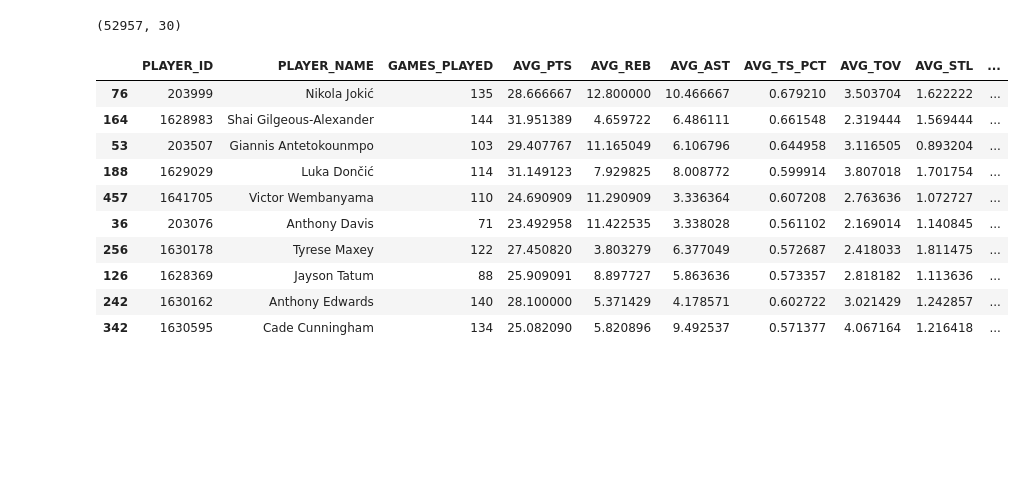
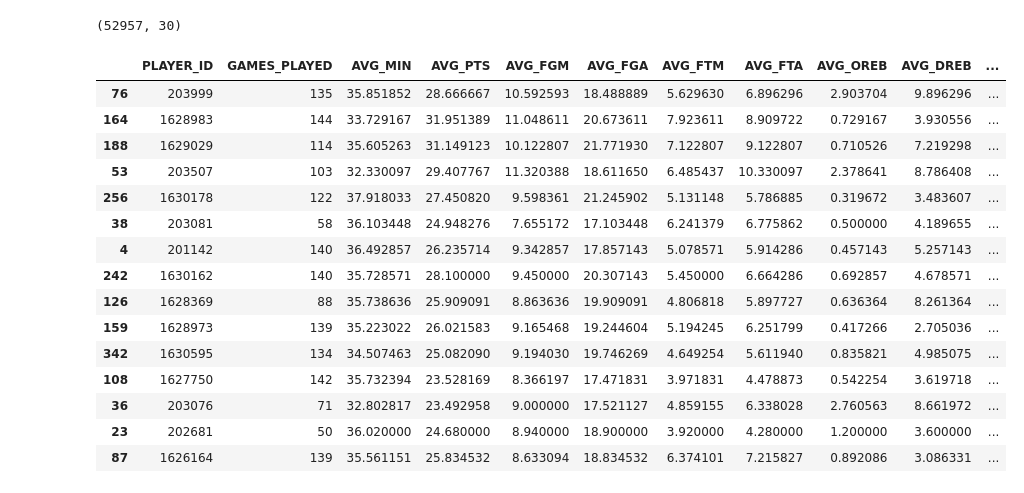
Before and after one commit to lianlianliann/nba-26-27-predictor, a Jupyter notebook: notebooks/02_feature_engineering.ipynb, the cells around one changed output. Saved outputs shown, nothing was run; the diff lists cells and outputs as text; code cells hidden in the pictures; blank space fills up the shorter version.

Commit message:
Added implementation of the Monte Carlo Simulation and apply some fixes on feature engineering.

```diff
--- a/notebooks/02_feature_engineering.ipynb
+++ b/notebooks/02_feature_engineering.ipynb
@@ -699,49 +700,79 @@ display(player_games_combined.shape)
 # %% [output]
 (52957, 30)
 # %%
-# calculating True Shooting % per game row first: TS% = PTS / (2 * (FGA + 0.44*FTA))
-player_games_combined['TS_PCT'] = player_games_combined['PTS'] / (
-    2 * (player_games_combined['FGA'] + 0.44 * player_games_combined['FTA'])
-)
-# guard against divide-by-zero for players with 0 FGA/FTA in a game (e.g. DNP-CD edge rows)
-player_games_combined['TS_PCT'] = player_games_combined['TS_PCT'].replace([float('inf'), -float('inf')], 0).fillna(0)
-
-# build the composite
 player_value = player_games_combined.groupby(['PLAYER_ID', 'PLAYER_NAME']).agg(
     GAMES_PLAYED=('GAME_ID', 'count'),
+    AVG_MIN=('MIN', 'mean'), # Crucial for our minutes multiplier
     AVG_PTS=('PTS', 'mean'),
-    AVG_REB=('REB', 'mean'),
+    AVG_FGM=('FGM', 'mean'),
+    AVG_FGA=('FGA', 'mean'),
+    AVG_FTM=('FTM', 'mean'),
+    AVG_FTA=('FTA', 'mean'),
+    AVG_OREB=('OREB', 'mean'),
+    AVG_DREB=('DREB', 'mean'),
     AVG_AST=('AST', 'mean'),
-    AVG_TS_PCT=('TS_PCT', 'mean'),
+    AVG_STL=('STL', 'mean'),
+    AVG_BLK=('BLK', 'mean'),
     AVG_TOV=('TOV', 'mean'),
-    AVG_STL=('STL', 'mean'),
-    AVG_BLK=('BLK', 'mean')
+    AVG_PF=('PF', 'mean')
 ).reset_index()
 
-player_value['PLAYER_VALUE'] = (
-    player_value['AVG_PTS'] * 1.0 +
-    player_value['AVG_REB'] * 0.7 +
-    player_value['AVG_AST'] * 0.7 +
-    player_value['AVG_TS_PCT'] * 20 +      # scaled up since TS% is a 0-1 decimal, unlike counting stats
-    player_value['AVG_STL'] * 1.5 +
-    player_value['AVG_BLK'] * 1.5 -
-    player_value['AVG_TOV'] * 1.0          # subtracted — turnovers reduce value
+# ---------------------------------------------------------
+# Calculate John Hollinger's Game Score (GmSc)
+# Formula penalizes inefficiency: missed shots, missed FTs, fouls, turnovers
+# ---------------------------------------------------------
+player_value['RAW_GmSc'] = (
+    player_value['AVG_PTS'] +
+    (0.4 * player_value['AVG_FGM']) -
+    (0.7 * player_value['AVG_FGA']) -
+    (0.4 * (player_value['AVG_FTA'] - player_value['AVG_FTM'])) +
+    (0.7 * player_value['AVG_OREB']) +
+    (0.3 * player_value['AVG_DREB']) +
+    player_value['AVG_STL'] +
+    (0.7 * player_value['AVG_AST']) +
+    (0.7 * player_value['AVG_BLK']) -
+    (0.4 * player_value['AVG_PF']) -
+    player_value['AVG_TOV']
 )
+
+# ---------------------------------------------------------
+# Apply Minutes Weighting
+# Scales raw Game Score down if a player doesn't play starter minutes
+# ---------------------------------------------------------
+player_value['MINUTES_WEIGHT'] = player_value['AVG_MIN'] / 36.0
+player_value['PLAYER_VALUE'] = player_value['RAW_GmSc'] * player_value['MINUTES_WEIGHT']
 
 # filtering to players with a meaningful sample size
 MIN_GAMES_THRESHOLD = 20
-player_value_filtered = player_value[player_value['GAMES_PLAYED'] >= MIN_GAMES_THRESHOLD]
+player_value_filtered = player_value[player_value['GAMES_PLAYED'] >= MIN_GAMES_THRESHOLD].copy()
+player_value_filtered = player_value_filtered.drop(columns=['PLAYER_NAME'])
 
-display(player_value_filtered.sort_values('PLAYER_VALUE', ascending=False).head(10))
+roster_with_value_filtered = pd.merge(
+    rosters_combined,
+    player_value_filtered,
+    on='PLAYER_ID',
+    how='left'
+)
+
+# fill missing veterans and incoming rookies with 0 temporarily
+roster_with_value_filtered['PLAYER_VALUE'] = roster_with_value_filtered['PLAYER_VALUE'].fillna(0)
+
+# Display the top 15 highest valued individual players in the league
+display(player_value_filtered.sort_values('PLAYER_VALUE', ascending=False).head(15))
 # %% [output]
-|  | PLAYER_ID | PLAYER_NAME | GAMES_PLAYED | AVG_PTS | AVG_REB | AVG_AST | AVG_TS_PCT | AVG_TOV | AVG_STL | ... |
-| 76 | 203999 | Nikola Jokić | 135 | 28.666667 | 12.800000 | 10.466667 | 0.679210 | 3.503704 | 1.622222 | ... |
-| 164 | 1628983 | Shai Gilgeous-Alexander | 144 | 31.951389 | 4.659722 | 6.486111 | 0.661548 | 2.319444 | 1.569444 | ... |
-| 53 | 203507 | Giannis Antetokounmpo | 103 | 29.407767 | 11.165049 | 6.106796 | 0.644958 | 3.116505 | 0.893204 | ... |
-| 188 | 1629029 | Luka Dončić | 114 | 31.149123 | 7.929825 | 8.008772 | 0.599914 | 3.807018 | 1.701754 | ... |
-| 457 | 1641705 | Victor Wembanyama | 110 | 24.690909 | 11.290909 | 3.336364 | 0.607208 | 2.763636 | 1.072727 | ... |
-| 36 | 203076 | Anthony Davis | 71 | 23.492958 | 11.422535 | 3.338028 | 0.561102 | 2.169014 | 1.140845 | ... |
-| 256 | 1630178 | Tyrese Maxey | 122 | 27.450820 | 3.803279 | 6.377049 | 0.572687 | 2.418033 | 1.811475 | ... |
-| 126 | 1628369 | Jayson Tatum | 88 | 25.909091 | 8.897727 | 5.863636 | 0.573357 | 2.818182 | 1.113636 | ... |
-| 242 | 1630162 | Anthony Edwards | 140 | 28.100000 | 5.371429 | 4.178571 | 0.602722 | 3.021429 | 1.242857 | ... |
-| 342 | 1630595 | Cade Cunningham | 134 | 25.082090 | 5.820896 | 9.492537 | 0.571377 | 4.067164 | 1.216418 | ... |
+|  | PLAYER_ID | GAMES_PLAYED | AVG_MIN | AVG_PTS | AVG_FGM | AVG_FGA | AVG_FTM | AVG_FTA | AVG_OREB | AVG_DREB | ... |
+| 76 | 203999 | 135 | 35.851852 | 28.666667 | 10.592593 | 18.488889 | 5.629630 | 6.896296 | 2.903704 | 9.896296 | ... |
+| 164 | 1628983 | 144 | 33.729167 | 31.951389 | 11.048611 | 20.673611 | 7.923611 | 8.909722 | 0.729167 | 3.930556 | ... |
+| 188 | 1629029 | 114 | 35.605263 | 31.149123 | 10.122807 | 21.771930 | 7.122807 | 9.122807 | 0.710526 | 7.219298 | ... |
+| 53 | 203507 | 103 | 32.330097 | 29.407767 | 11.320388 | 18.611650 | 6.485437 | 10.330097 | 2.378641 | 8.786408 | ... |
+| 256 | 1630178 | 122 | 37.918033 | 27.450820 | 9.598361 | 21.245902 | 5.131148 | 5.786885 | 0.319672 | 3.483607 | ... |
+| 38 | 203081 | 58 | 36.103448 | 24.948276 | 7.655172 | 17.103448 | 6.241379 | 6.775862 | 0.500000 | 4.189655 | ... |
+| 4 | 201142 | 140 | 36.492857 | 26.235714 | 9.342857 | 17.857143 | 5.078571 | 5.914286 | 0.457143 | 5.257143 | ... |
+| 242 | 1630162 | 140 | 35.728571 | 28.100000 | 9.450000 | 20.307143 | 5.450000 | 6.664286 | 0.692857 | 4.678571 | ... |
+| 126 | 1628369 | 88 | 35.738636 | 25.909091 | 8.863636 | 19.909091 | 4.806818 | 5.897727 | 0.636364 | 8.261364 | ... |
+| 159 | 1628973 | 139 | 35.223022 | 26.021583 | 9.165468 | 19.244604 | 5.194245 | 6.251799 | 0.417266 | 2.705036 | ... |
+| 342 | 1630595 | 134 | 34.507463 | 25.082090 | 9.194030 | 19.746269 | 4.649254 | 5.611940 | 0.835821 | 4.985075 | ... |
+| 108 | 1627750 | 142 | 35.732394 | 23.528169 | 8.366197 | 17.471831 | 3.971831 | 4.478873 | 0.542254 | 3.619718 | ... |
+| 36 | 203076 | 71 | 32.802817 | 23.492958 | 9.000000 | 17.521127 | 4.859155 | 6.338028 | 2.760563 | 8.661972 | ... |
+| 23 | 202681 | 50 | 36.020000 | 24.680000 | 8.940000 | 18.900000 | 3.920000 | 4.280000 | 1.200000 | 3.600000 | ... |
+| 87 | 1626164 | 139 | 35.561151 | 25.834532 | 8.633094 | 18.834532 | 6.374101 | 7.215827 | 0.892086 | 3.086331 | ... |
```
Also changed, not shown: parts of 15 cells of this notebook, 8 other files.
